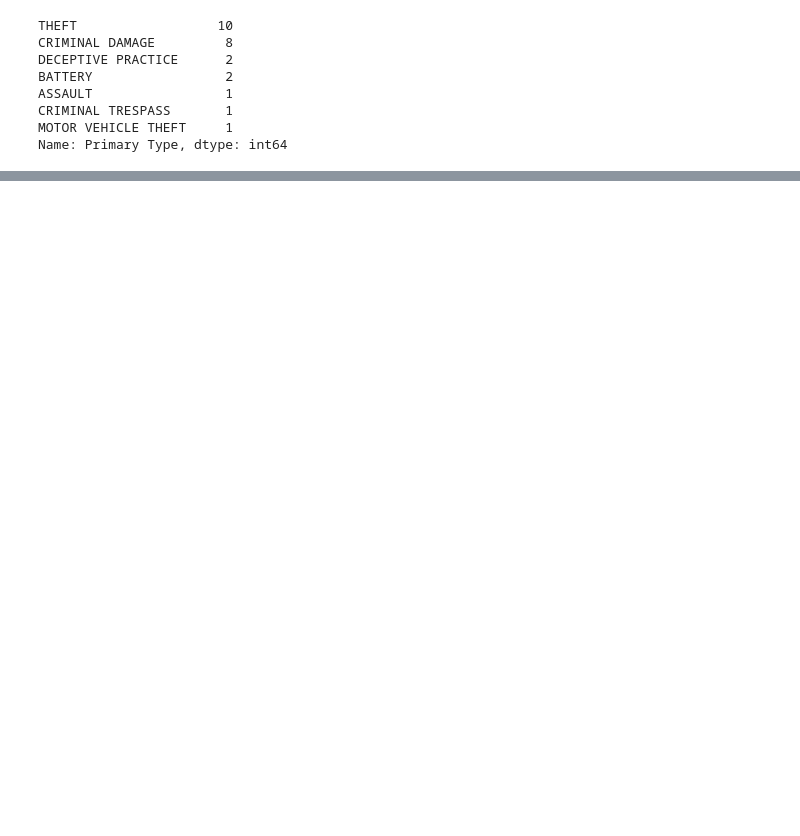
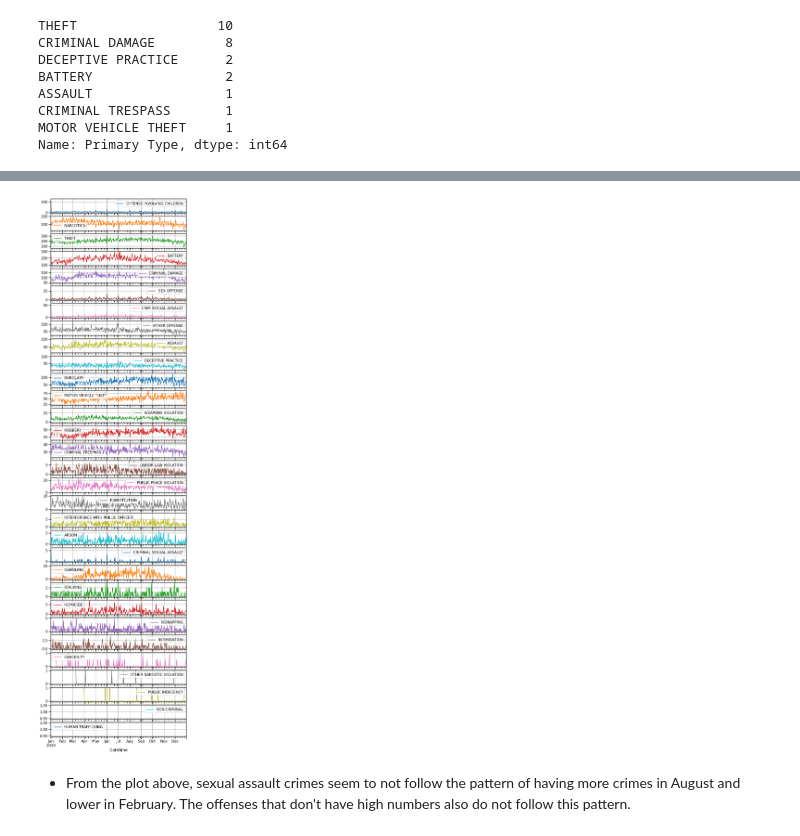
Before and after one commit to joshlensing/Project-4--Chicago-crime-data, a Jupyter notebook: Project 4 - Stakeholder Questions.ipynb, the cells around one changed output, grey strips where cells are left out. Cells and saved outputs as stored; diff of their text form; code cells hidden in the pictures; blank space fills up the shorter version.

```diff
--- a/Project 4 - Stakeholder Questions.ipynb
+++ b/Project 4 - Stakeholder Questions.ipynb
@@ -94,0 +135,4 @@ dtype: int64
+# %%
+# get list of  unique crimes
+crime_list = df_ts['Primary Type'].unique()
+crime_list
@@ -94,0 +151,14 @@ dtype: int64
+# %%
+# 2. Create an empty dictionary
+CRIMES = {}
+# 3. Loop through the list of crimes
+for crime in crime_list:
+    # I. Save a df of just the rows that match the crime
+    temp = df_ts.loc[ df_ts['Primary Type']==crime].copy()
+    # II. Resample the temp DataFrame as Daily data (crime counts)
+    # and keep ONLY the .size()
+    temp_res = temp.resample("D").size()
+   #III. Save the temporary DataFrame in the dictionary,
+   #using the crime description as the key.
+    CRIMES[crime] = temp_res.copy()
+CRIMES.keys()
@@ -94,0 +167,4 @@ dtype: int64
+# %%
+# converting the dictionary to a dataframe
+crimes_df = pd.DataFrame(CRIMES)
+crimes_df
@@ -185,0 +330,6 @@ Name: Primary Type, dtype: int64
+# %%
+crimes_df.plot(subplots=True,figsize=(10,40),grid=True);
+# %% [output]
+[figure, added]
+# %% [markdown]
+- From the plot above, sexual assault crimes seem to not follow the pattern of having more crimes in August and lower in February. The offenses that don't have high numbers also do not follow this pattern.
```
Also changed, not shown: parts of 30 cells of this notebook, 1 other file.
